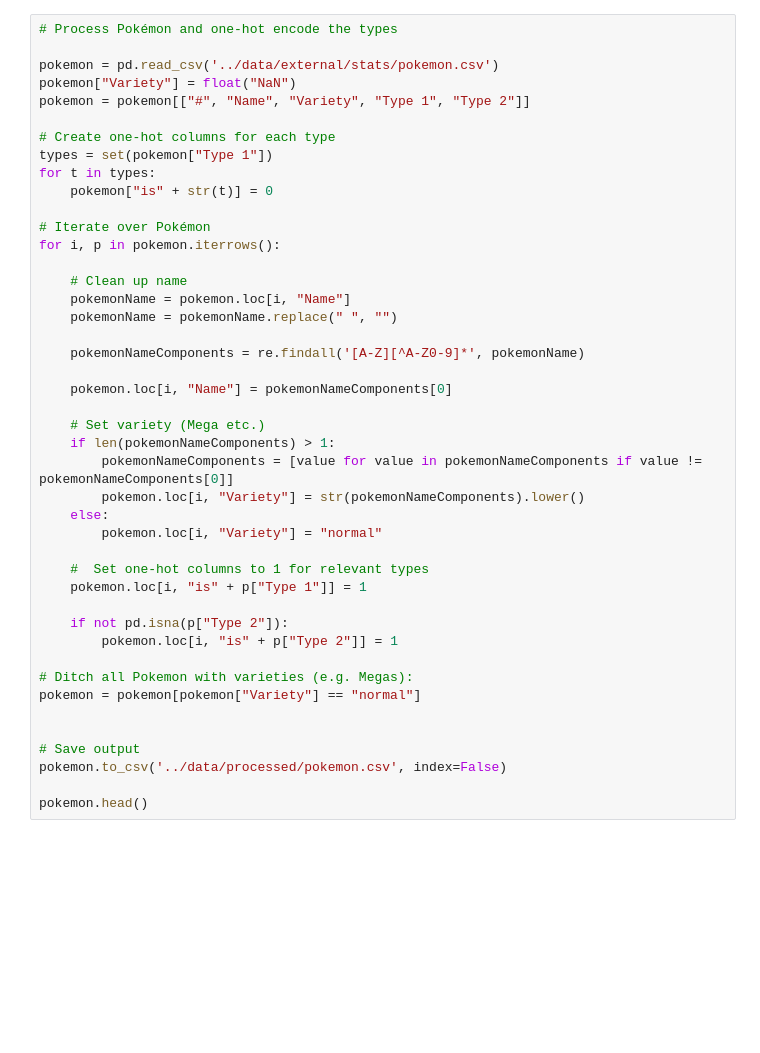
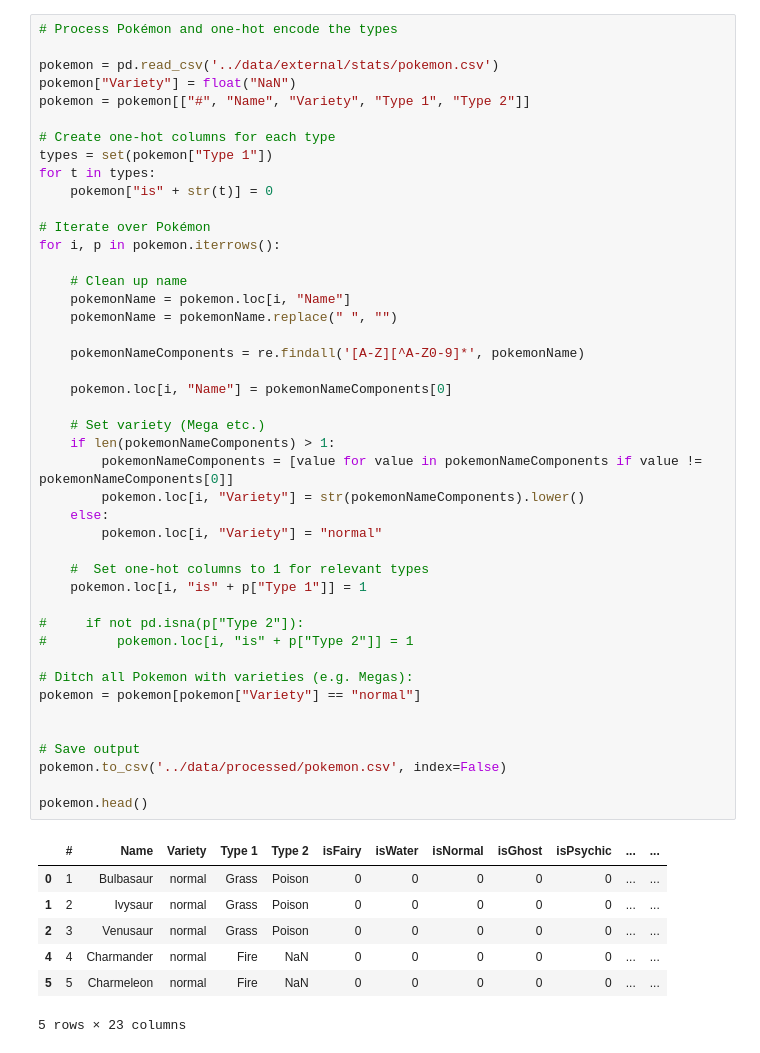
Before and after one commit to iterative/example-pokemon-classifier, a Jupyter notebook: notebooks/pokemon_classifier.ipynb, the cells around one changed output. Drawn from its saved outputs; the diff is of its cells as text; blank space fills up the shorter version.

```diff
--- a/notebooks/pokemon_classifier.ipynb
+++ b/notebooks/pokemon_classifier.ipynb
@@ -37,35 +37,43 @@ for t in types:
 # Iterate over Pokémon
 for i, p in pokemon.iterrows():
 
     # Clean up name
     pokemonName = pokemon.loc[i, "Name"]
     pokemonName = pokemonName.replace(" ", "")
 
     pokemonNameComponents = re.findall('[A-Z][^A-Z0-9]*', pokemonName)
 
     pokemon.loc[i, "Name"] = pokemonNameComponents[0]
 
     # Set variety (Mega etc.)
     if len(pokemonNameComponents) > 1:
         pokemonNameComponents = [value for value in pokemonNameComponents if value != pokemonNameComponents[0]]
         pokemon.loc[i, "Variety"] = str(pokemonNameComponents).lower()
     else:
         pokemon.loc[i, "Variety"] = "normal"
 
     #  Set one-hot columns to 1 for relevant types
     pokemon.loc[i, "is" + p["Type 1"]] = 1
 
-    if not pd.isna(p["Type 2"]):
-        pokemon.loc[i, "is" + p["Type 2"]] = 1
+#     if not pd.isna(p["Type 2"]):
+#         pokemon.loc[i, "is" + p["Type 2"]] = 1
 
 # Ditch all Pokemon with varieties (e.g. Megas):
 pokemon = pokemon[pokemon["Variety"] == "normal"]
 
 
 # Save output
 pokemon.to_csv('../data/processed/pokemon.csv', index=False)
 
 pokemon.head()
+# %% [output]
+|  | # | Name | Variety | Type 1 | Type 2 | isFairy | isWater | isNormal | isGhost | isPsychic | ... | ... |
+| 0 | 1 | Bulbasaur | normal | Grass | Poison | 0 | 0 | 0 | 0 | 0 | ... | ... |
+| 1 | 2 | Ivysaur | normal | Grass | Poison | 0 | 0 | 0 | 0 | 0 | ... | ... |
+| 2 | 3 | Venusaur | normal | Grass | Poison | 0 | 0 | 0 | 0 | 0 | ... | ... |
+| 4 | 4 | Charmander | normal | Fire | NaN | 0 | 0 | 0 | 0 | 0 | ... | ... |
+| 5 | 5 | Charmeleon | normal | Fire | NaN | 0 | 0 | 0 | 0 | 0 | ... | ... |
+5 rows × 23 columns
 # %%
 # Process image data
 
```
Also changed, not shown: parts of 12 cells of this notebook.
